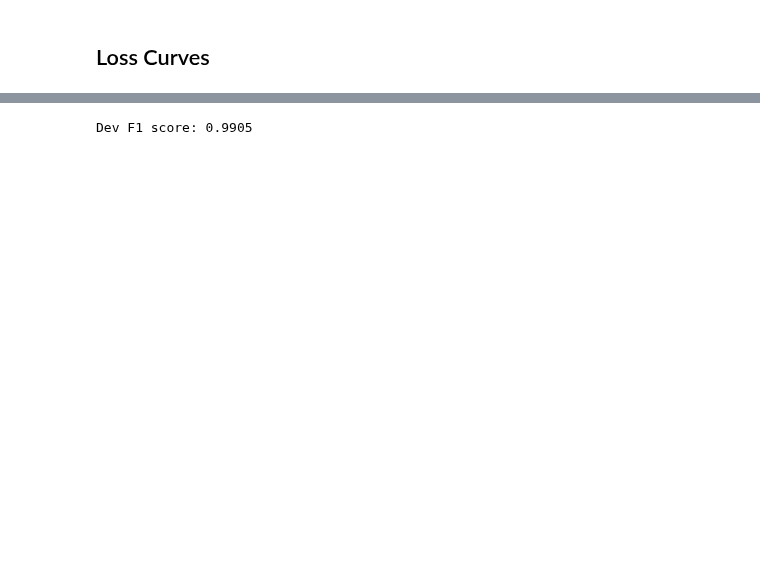
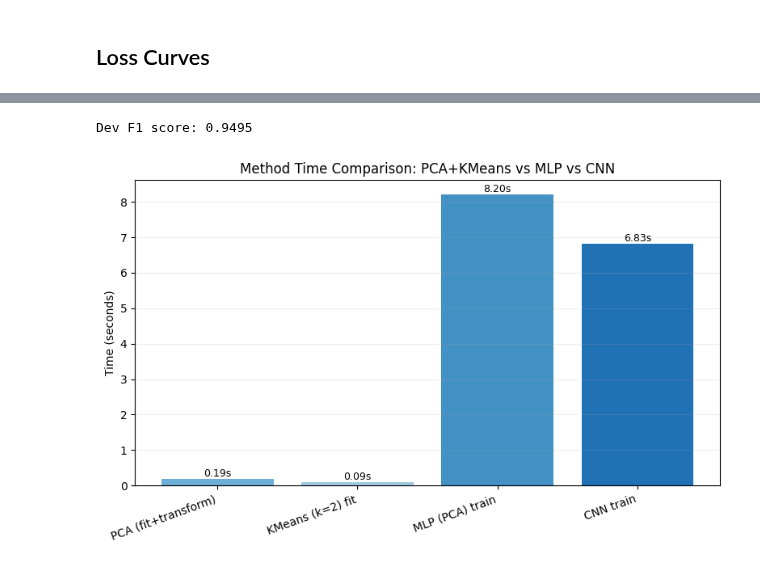
Before and after one commit to Twaal/applied-data-analysis-and-ml, a Jupyter notebook: Project3/code/project3.ipynb, the cells around one changed output, grey strips where cells are left out. Saved outputs shown, nothing was run; the diff lists cells and outputs as text; code cells hidden in the pictures; blank space fills up the shorter version.

```diff
--- a/Project3/code/project3.ipynb
+++ b/Project3/code/project3.ipynb
@@ -201,7 +270,7 @@ Development F1 Score: 0.3883
 - Regularization: **L2**, alpha = 1e-4
 - Random Seed: **42**
 # %%
-# Scikit-learn MLP on PCA features (fallback, fast to run)
+# Scikit-learn MLP on PCA features
 from sklearn.neural_network import MLPClassifier
 from sklearn.preprocessing import StandardScaler
 from sklearn.pipeline import Pipeline
@@ -224,6 +293,7 @@ mlp_pipe = Pipeline([
 _t0 = time.time()
 mlp_pipe.fit(X_train_pca_cur, y_train)
 train_time = time.time() - _t0
+mlp_train_time_s = train_time
 
 # Epoch info from sklearn estimator
 epochs_used = getattr(mlp_pipe.named_steps["mlp"], "n_iter_", None)
@@ -389,4 +459,6 @@ for epoch in range(1, epochs + 1):
 total_train_time = time.time() - overall_t0
 avg_epoch_time = total_train_time / epochs if epochs else float('nan')
 print(f"Total training time: {total_train_time:.2f}s | Average per epoch: {avg_epoch_time:.2f}s over {epochs} epochs")
+
+cnn_train_time_s = total_train_time
 # %% [output]
@@ -448,5 +520,37 @@ y_hat = np.concatenate(y_hat)
 
 dev_f1 = f1_score(y_true, y_hat)
 print(f"Dev F1 score: {dev_f1:.4f}")
+
+# Alias for plotting later without recomputation
+dev_f1_cnn = dev_f1
 # %% [output]
-Dev F1 score: 0.9905
+Dev F1 score: 0.9495
+# %%
+# Compare processing/training times across methods
+import matplotlib.pyplot as plt
+import numpy as np
+
+# Collect times (ensure variables exist from earlier cells)
+times = {
+    'PCA (fit+transform)': pca_time_s if 'pca_time_s' in globals() else np.nan,
+    'KMeans (k=2) fit': kmeans_time_s if 'kmeans_time_s' in globals() else np.nan,
+    'MLP (PCA) train': mlp_train_time_s if 'mlp_train_time_s' in globals() else np.nan,
+    'CNN train': cnn_train_time_s if 'cnn_train_time_s' in globals() else np.nan,
+}
+
+labels = list(times.keys())
+values = [times[k] for k in labels]
+
+plt.figure(figsize=(8, 5))
+bars = plt.bar(labels, values, color=['#6baed6','#9ecae1','#4292c6','#2171b5'])
+plt.ylabel('Time (seconds)')
+plt.title('Method Time Comparison: PCA+KMeans vs MLP vs CNN')
+plt.xticks(rotation=20, ha='right')
+for bar, v in zip(bars, values):
+    plt.text(bar.get_x() + bar.get_width()/2, bar.get_height(), f"{v:.2f}s" if not np.isnan(v) else "n/a",
+             ha='center', va='bottom', fontsize=9)
+plt.tight_layout()
+plt.grid(axis='y', alpha=0.2)
+plt.show()
+# %% [output]
+[figure, added]
```
Also changed, not shown: parts of 14 cells of this notebook.
